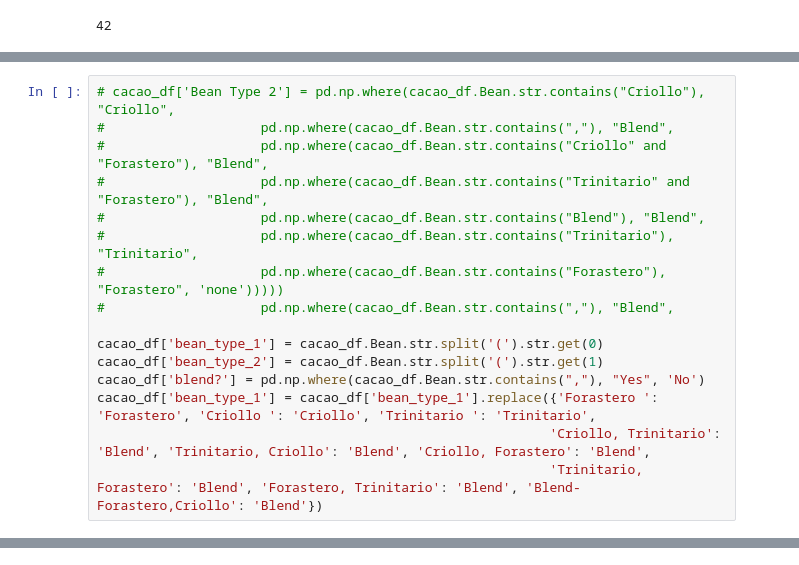
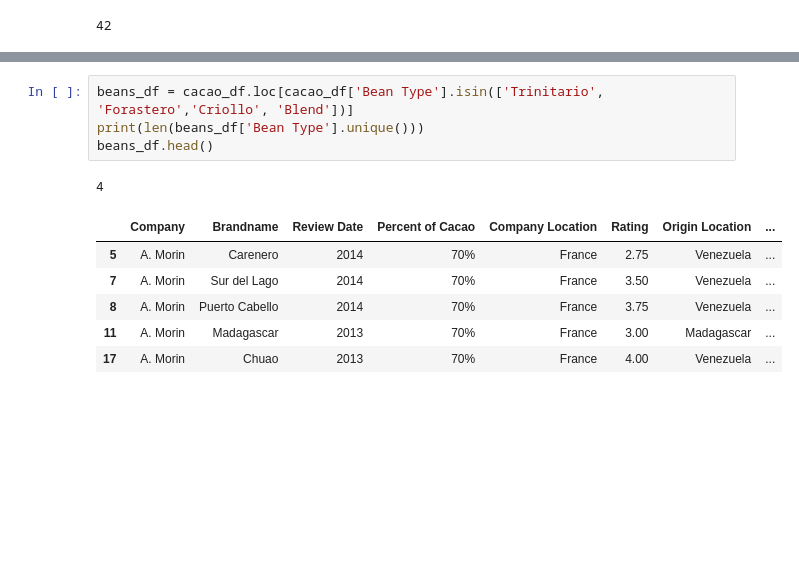
Before and after one commit to brandonmorgan01/cacao, a Jupyter notebook: Beans.ipynb, the cells around one changed output, grey strips where cells are left out. Drawn from its saved outputs; the diff is of its cells as text; blank space fills up the shorter version.

```diff
--- a/Beans.ipynb
+++ b/Beans.ipynb
@@ -109,16 +70,0 @@ beans_4.head()
-# %%
-# cacao_df['Bean Type 2'] = pd.np.where(cacao_df.Bean.str.contains("Criollo"), "Criollo",
-#                    pd.np.where(cacao_df.Bean.str.contains(","), "Blend",
-#                    pd.np.where(cacao_df.Bean.str.contains("Criollo" and "Forastero"), "Blend",
-#                    pd.np.where(cacao_df.Bean.str.contains("Trinitario" and "Forastero"), "Blend",
-#                    pd.np.where(cacao_df.Bean.str.contains("Blend"), "Blend",
-#                    pd.np.where(cacao_df.Bean.str.contains("Trinitario"), "Trinitario",
-#                    pd.np.where(cacao_df.Bean.str.contains("Forastero"), "Forastero", 'none')))))
-#                    pd.np.where(cacao_df.Bean.str.contains(","), "Blend",
-
-cacao_df['bean_type_1'] = cacao_df.Bean.str.split('(').str.get(0)
-cacao_df['bean_type_2'] = cacao_df.Bean.str.split('(').str.get(1)
-cacao_df['blend?'] = pd.np.where(cacao_df.Bean.str.contains(","), "Yes", 'No')
-cacao_df['bean_type_1'] = cacao_df['bean_type_1'].replace({'Forastero ': 'Forastero', 'Criollo ': 'Criollo', 'Trinitario ': 'Trinitario',
-                                                          'Criollo, Trinitario': 'Blend', 'Trinitario, Criollo': 'Blend', 'Criollo, Forastero': 'Blend',
-                                                          'Trinitario, Forastero': 'Blend', 'Forastero, Trinitario': 'Blend', 'Blend-Forastero,Criollo': 'Blend'})
@@ -145,0 +71,12 @@ Name: bean_type_1, dtype: int64
+# %%
+beans_df = cacao_df.loc[cacao_df['Bean Type'].isin(['Trinitario', 'Forastero','Criollo', 'Blend'])]
+print(len(beans_df['Bean Type'].unique()))
+beans_df.head()
+# %% [output]
+4
+|  | Company | Brandname | Review Date | Percent of Cacao | Company Location | Rating | Origin Location | ... |
+| 5 | A. Morin | Carenero | 2014 | 70% | France | 2.75 | Venezuela | ... |
+| 7 | A. Morin | Sur del Lago | 2014 | 70% | France | 3.50 | Venezuela | ... |
+| 8 | A. Morin | Puerto Cabello | 2014 | 70% | France | 3.75 | Venezuela | ... |
+| 11 | A. Morin | Madagascar | 2013 | 70% | France | 3.00 | Madagascar | ... |
+| 17 | A. Morin | Chuao | 2013 | 70% | France | 4.00 | Venezuela | ... |
```
Also changed, not shown: parts of 27 cells of this notebook, 3 other files.
